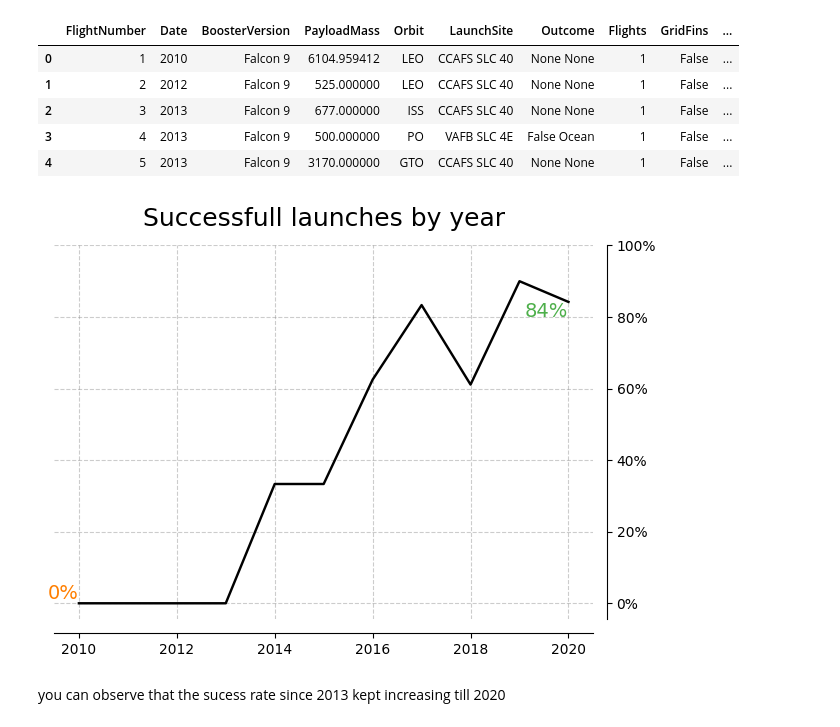
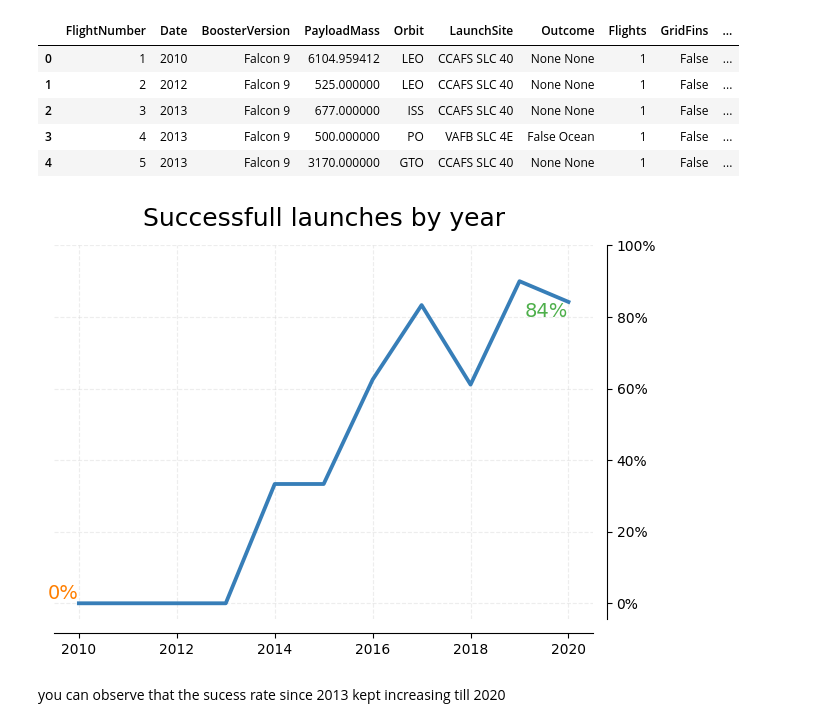
Before and after one commit to andreypomortsev/spacey-ibm-ds-project, a Jupyter notebook: eda_dataviz.ipynb, the cells around one changed output. Cells and saved outputs as stored; diff of their text form; code cells hidden in the pictures.

Commit message:
Minor plot improvements

```diff
--- a/eda_dataviz.ipynb
+++ b/eda_dataviz.ipynb
@@ -392,7 +392,7 @@ df["Date"] = pd.to_datetime(df["Date"])
 success_by_year = df.groupby(df["Date"].dt.year)["Class"].mean()
 
 # Create a line chart
-ax = success_by_year.plot(kind="line", color="black", lw=1.75)
+ax = success_by_year.plot(kind="line", color=colors[0], lw=2.75)
 
 # Set axis labels
 ax.set_xlabel(None)
@@ -420,35 +420,35 @@ ax.text(
     ha="right",
     va="top",
     c=palette[1],
     size=14,
 )
 
 # Draw a cage around the plot
 ax.spines["left"].set_visible(False)
 ax.spines["top"].set_visible(False)
 
 # Move y-ticks to the right
 ax.yaxis.tick_right()
 
 # Add a greyish grid
-ax.grid(True, linestyle="--", alpha=0.4, color="grey")
+ax.grid(True, linestyle="--", alpha=0.4, color="lightgrey")
 
 plt.xticks(fontsize=14)
 
 # Create a gap in the right lowwer corner
 plt.gca().spines['right'].set_position(('outward', 10))
 plt.gca().spines['bottom'].set_position(('outward', 10))
 
 # Add tight_layout at the end
 plt.tight_layout()
 
 # Save the plot to a file
 plt.savefig("EDA_plots/eda_dataviz_success_by_year_plot.png", dpi=150)
 
 # Show the plot
 plt.show()
 # %% [output]
-[figure, old version]
+[figure, new version]
 # %% [markdown]
 you can observe that the sucess rate since 2013 kept increasing till 2020
 # %% [markdown]
```
Also changed, not shown: 3 other files.
